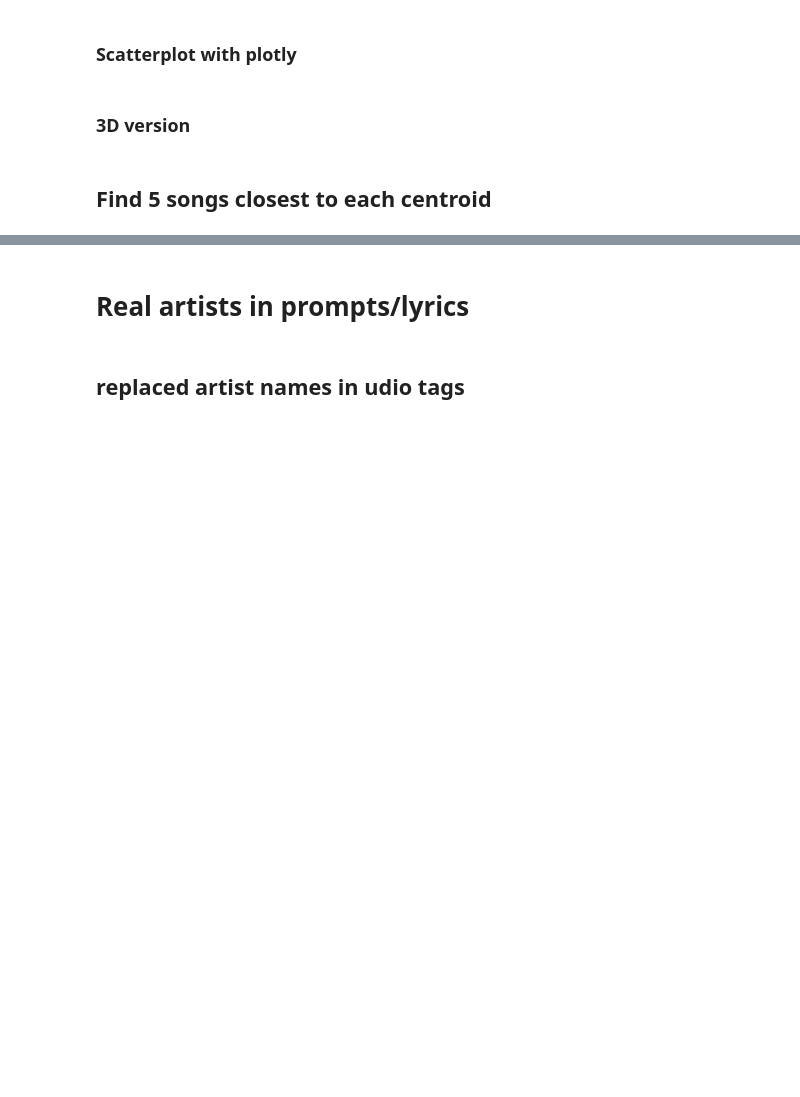
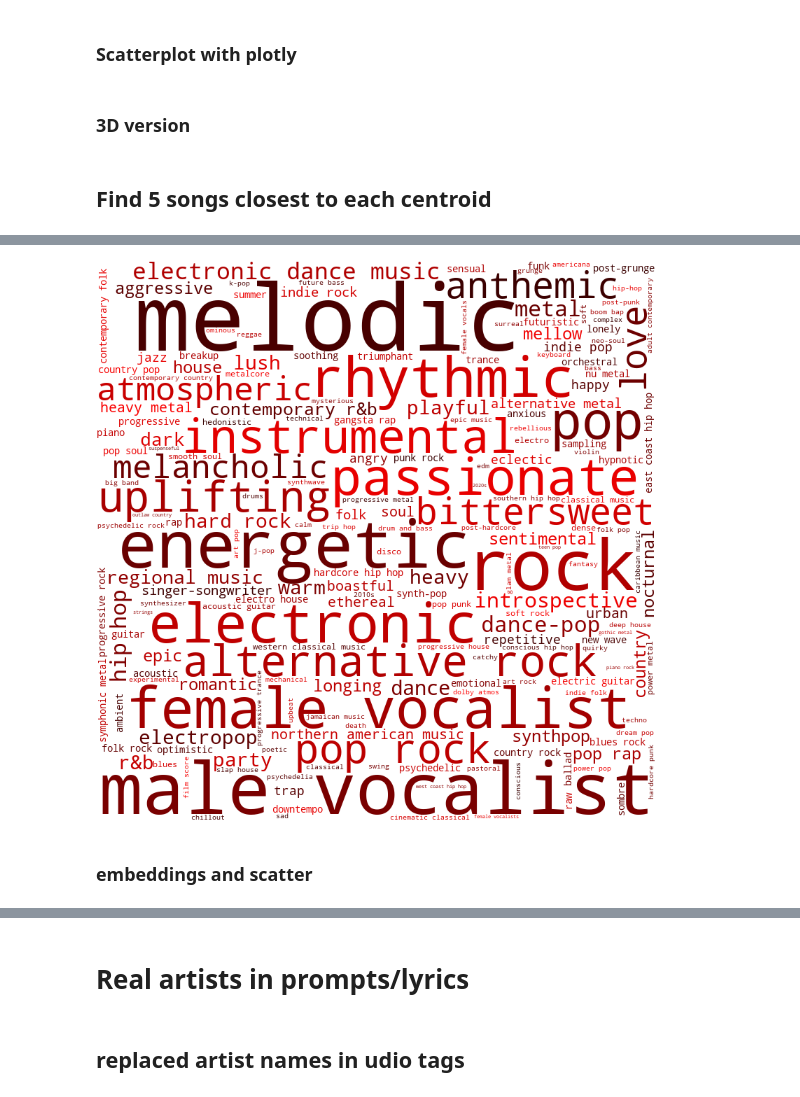
Before and after one commit to mister-magpie/aims_prompts, a Jupyter notebook: analysis.ipynb, the cells around one changed output, grey strips where cells are left out. Cells and saved outputs as stored; diff of their text form; code cells hidden in the pictures; blank space fills up the shorter version.

```diff
--- a/analysis.ipynb
+++ b/analysis.ipynb
@@ -1167,0 +1094,5 @@ enao = [g.lower() for g in enao]
+# %%
+udio_vocab = udio_tags_count[udio_tags_count['count'] > 5]['tag'].tolist()
+# udio_vocab
+
+suno_tags['tags'].sample(5).apply(lambda x: tags_string2list(udio_vocab, x,verbose=True))
@@ -1539,0 +2042,9 @@ fig.show()
+# %%
+wc.generate_from_frequencies({x[0]:x[1] for x in count_combined[['tag','count_udio']].values})
+wc.recolor(color_func=wordcloud.get_single_color_func('red'))
+wc.to_file('./figs/NEW_udio_tags_wc.png')
+wc.to_image()
+# %% [output]
+[figure, added]
+# %% [markdown]
+### embeddings and scatter
```
Also changed, not shown: parts of 116 cells of this notebook, 13 other files.
